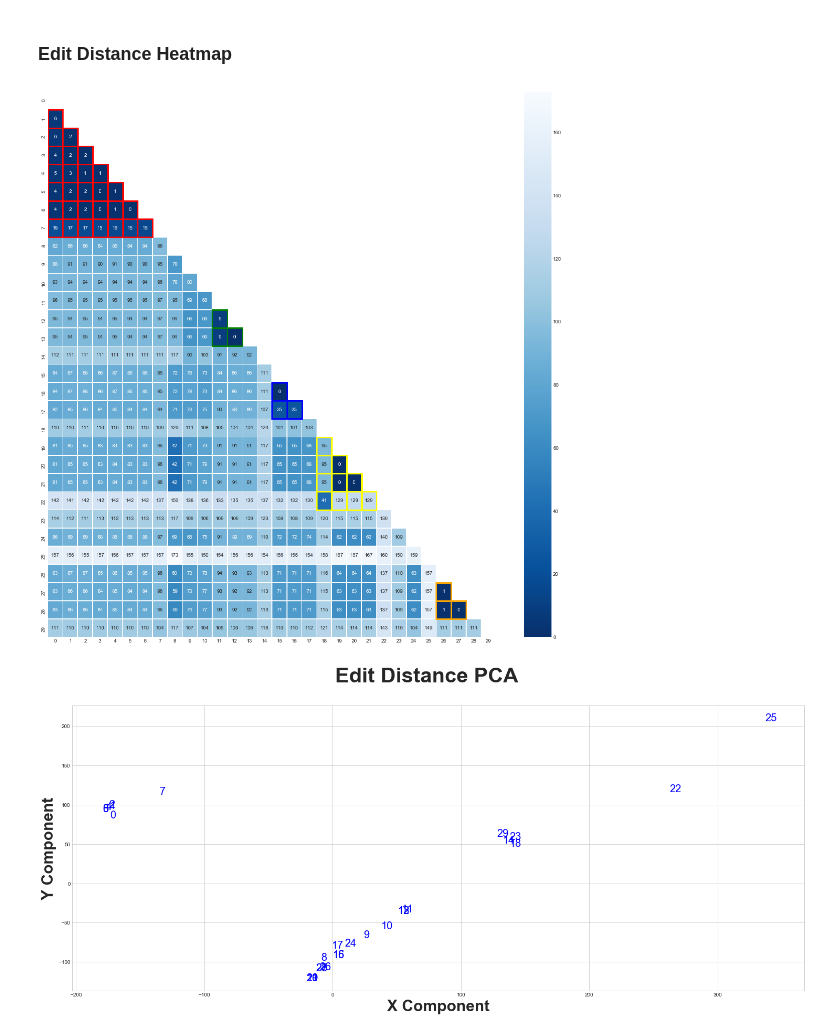
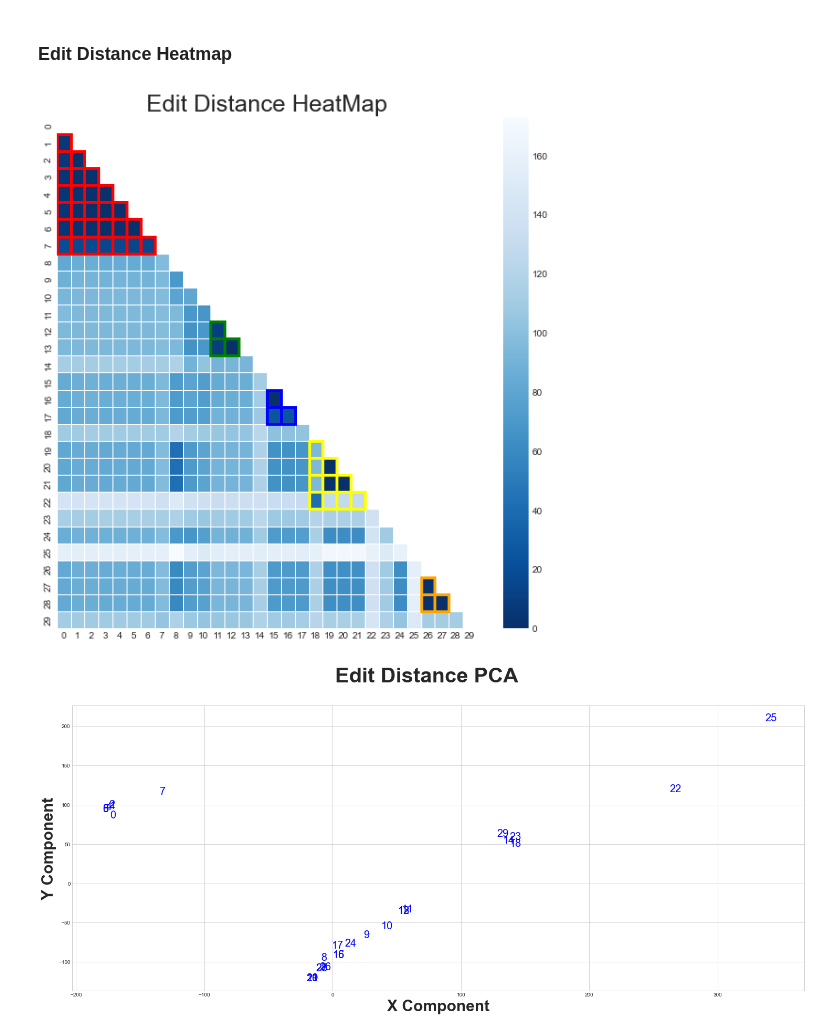
Before and after one commit to Nikoletos-K/WinnER, a Jupyter notebook: ToyDatasetJupyter.ipynb, the cells around one changed output. Cells and saved outputs as stored; diff of their text form; code cells hidden in the pictures.

```diff
--- a/ToyDatasetJupyter.ipynb
+++ b/ToyDatasetJupyter.ipynb
@@ -876,8 +54,8 @@ print(wrbo1_d)
 ### Jupyter load
 # %%
 import os
-fpcora = os.path.abspath("CORA.xml")
-fpcora_gold = os.path.abspath("cora_gold.csv")
+fpcora = os.path.abspath("./data/cora1stEdition/CORA.xml")
+fpcora_gold = os.path.abspath("./data/cora1stEdition/cora_gold.csv")
 # %%
 cora = pdx.read_xml(fpcora,['CORA', 'NEWREFERENCE'],root_is_rows=False)
 xml_dataframe = cora
@@ -1133,16 +281,28 @@ print(nltk.jaccard_distance(set(nltk.ngrams(nltk.word_tokenize(sent), n=3)),set(
 # %%
-ed_matrix  = np.zeros((len(data),len(data)), dtype=np.int)
-jc2_matrix = np.zeros((len(data),len(data)), dtype=np.float)
-jc3_matrix = np.zeros((len(data),len(data)), dtype=np.float)
-js2_matrix = np.zeros((len(data),len(data)), dtype=np.float)
-js3_matrix = np.zeros((len(data),len(data)), dtype=np.float)
+import math
+ed_matrix  = np.zeros((len(data),len(data)))
+jc2_matrix = np.zeros((len(data),len(data)))
+jc3_matrix = np.zeros((len(data),len(data)))
+js2_matrix = np.zeros((len(data),len(data)))
+js3_matrix = np.zeros((len(data),len(data)))
+
+
+ejs2_matrix = np.zeros((len(data),len(data)))
+ejs3_matrix = np.zeros((len(data),len(data)))
+
+ejc3_matrix = np.zeros((len(data),len(data)))
+ejc2_matrix = np.zeros((len(data),len(data)))
 
 for i in range(0,len(data),1):
     for j in range(0,len(data),1):
         if i != j:
             ed_matrix[i][j]  = editdistance.eval(data[i],data[j])
-            jc3_matrix[i][j] = 1-nltk.jaccard_distance(set(nltk.ngrams(data[i], n=3)),set(nltk.ngrams(data[j], n=3)))
-            js3_matrix[i][j] = 1-nltk.jaccard_distance(set(nltk.ngrams(nltk.word_tokenize(data[i]), n=3)),set(nltk.ngrams(nltk.word_tokenize(data[j]), n=3)))
-            jc2_matrix[i][j] = 1-nltk.jaccard_distance(set(nltk.ngrams(data[i], n=2)),set(nltk.ngrams(data[j], n=2)))
-            js2_matrix[i][j] = 1-nltk.jaccard_distance(set(nltk.ngrams(nltk.word_tokenize(data[i]), n=2)),set(nltk.ngrams(nltk.word_tokenize(data[j]), n=2)))
+            jc3_matrix[i][j] = (1-nltk.jaccard_distance(set(nltk.ngrams(data[i], n=3)),set(nltk.ngrams(data[j], n=3))))
+            js3_matrix[i][j] = (1-nltk.jaccard_distance(set(nltk.ngrams(nltk.word_tokenize(data[i]), n=3)),set(nltk.ngrams(nltk.word_tokenize(data[j]), n=3))))
+            jc2_matrix[i][j] = (1-nltk.jaccard_distance(set(nltk.ngrams(data[i], n=2)),set(nltk.ngrams(data[j], n=2))))
+            js2_matrix[i][j] = (1-nltk.jaccard_distance(set(nltk.ngrams(nltk.word_tokenize(data[i]), n=2)),set(nltk.ngrams(nltk.word_tokenize(data[j]), n=2))))
+            ejc2_matrix[i][j] = math.sqrt(1-nltk.jaccard_distance(set(nltk.ngrams(data[i], n=2)),set(nltk.ngrams(data[j], n=2))))
+            ejs2_matrix[i][j] = math.sqrt(1-nltk.jaccard_distance(set(nltk.ngrams(nltk.word_tokenize(data[i]), n=2)),set(nltk.ngrams(nltk.word_tokenize(data[j]), n=2))))
+            ejc3_matrix[i][j] = math.sqrt(1-nltk.jaccard_distance(set(nltk.ngrams(data[i], n=3)),set(nltk.ngrams(data[j], n=3))))
+            ejs3_matrix[i][j] = math.sqrt(1-nltk.jaccard_distance(set(nltk.ngrams(nltk.word_tokenize(data[i]), n=3)),set(nltk.ngrams(nltk.word_tokenize(data[j]), n=3))))
 # %%
@@ -1164,23 +348,26 @@ sns.heatmap(jc3_matrix, annot=True, linewidths=.5,cmap="Blues",mask=mask,fmt='.3
 # %% [markdown]
 ### Edit Distance Heatmap
 # %%
-fif,ax = plt.subplots(1,figsize=(20,20))
+fif,ax = plt.subplots(1,figsize=(10,10))
 colors = ['red','green','blue','yellow','orange']
 c=0
 for cl in clusters:
     for i  in range(0,len(cl)):
         for j in range(i+1,len(cl)):
             ax.add_patch(Rectangle(( cl[i],cl[j]), 1, 1, fill=False, edgecolor=colors[c], lw=3))
     c+=1
 corr = np.corrcoef(ed_matrix)
 mask = np.zeros_like(corr)
 mask[np.triu_indices_from(mask)] = True
-ax = sns.heatmap(ed_matrix, linewidth=0.5,annot=True,cmap="Blues_r",mask=mask,fmt='.3g',ax=ax)
+ax = sns.heatmap(ed_matrix, linewidth=0.5,cmap="Blues_r",mask=mask,fmt='.3g',ax=ax)
+ax.set_title("Edit Distance HeatMap",fontsize=25)
+
 # plt.legend(legendclusters,colors)
 # print(legendclusters)
+fif.savefig("edit-heatmap.png")
 plt.show()
 # %% [output]
-[figure, old version]
+[figure, new version]
 # %%
 pcaComponents = PCA_SpaceVisualization(ed_matrix, 'Edit Distance PCA')
 # %% [output]
```
Also changed, not shown: parts of 25 cells of this notebook, 3 other files.
